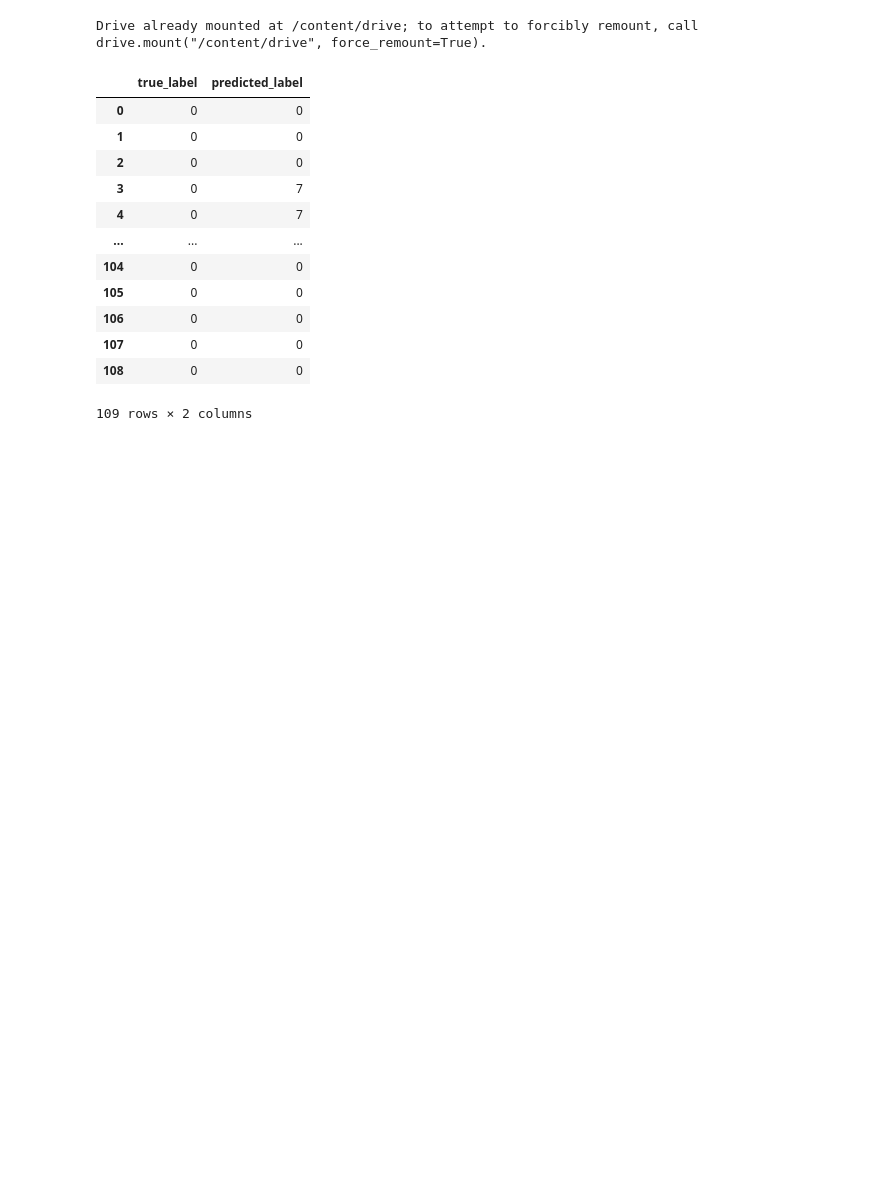
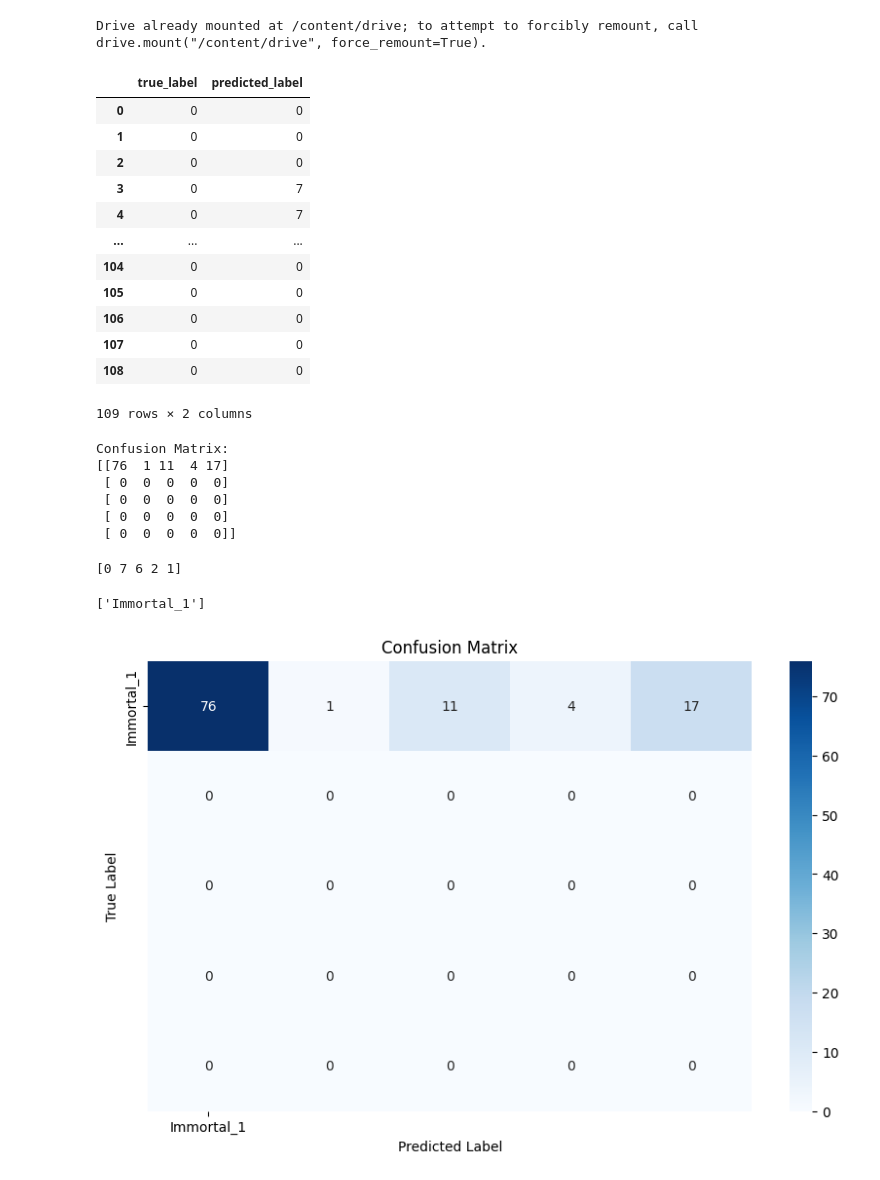
Before and after one commit to Nattakonjpg/Project-Valolyze, a Jupyter notebook: KKU_MoviNet_Train_Test.ipynb, the cells around one changed output. Saved outputs shown, nothing was run; the diff lists cells and outputs as text; code cells hidden in the pictures; blank space fills up the shorter version.

```diff
--- a/KKU_MoviNet_Train_Test.ipynb
+++ b/KKU_MoviNet_Train_Test.ipynb
@@ -2005,3 +2005,34 @@ df
 | 107 | 0 | 0 |
 | 108 | 0 | 0 |
 109 rows × 2 columns
+# %%
+conf_matrix = confusion_matrix(true_labels, predicted_labels)
+print("Confusion Matrix:")
+print(conf_matrix)
+# %% [output]
+Confusion Matrix:
+[[76  1 11  4 17]
+ [ 0  0  0  0  0]
+ [ 0  0  0  0  0]
+ [ 0  0  0  0  0]
+ [ 0  0  0  0  0]]
+# %%
+unique_predicted_labels = df['predicted_label'].unique()
+print(unique_predicted_labels)
+# %% [output]
+[0 7 6 2 1]
+# %%
+class_names = hmdb51_test_A5.classes
+print(class_names)
+# %% [output]
+['Immortal_1']
+# %%
+#class_names_test = ['Buy_Action', 'Class 0 Action', 'Class Skill Action', 'Dead_Action', 'Defuse Action', 'Orb Action', 'Plant Action', 'Shoot Action']
+plt.figure(figsize=(10, 6))
+sns.heatmap(conf_matrix, annot=True, fmt='d', cmap='Blues', xticklabels=class_names, yticklabels=class_names)
+plt.xlabel('Predicted Label')
+plt.ylabel('True Label')
+plt.title('Confusion Matrix')
+plt.show()
+# %% [output]
+[figure, added]
```
